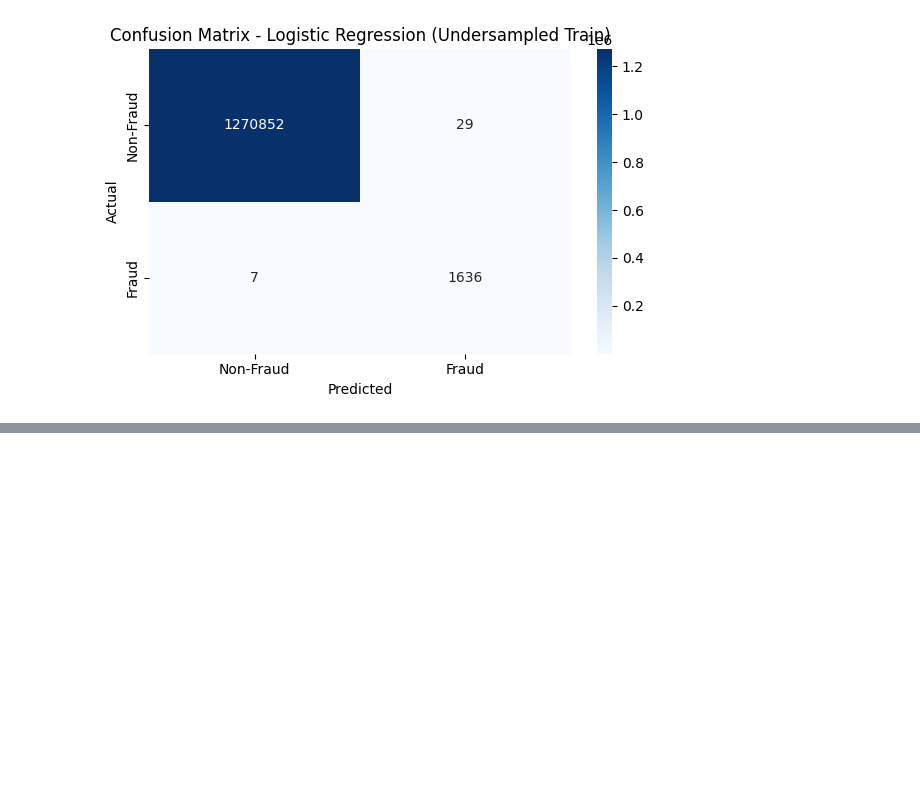
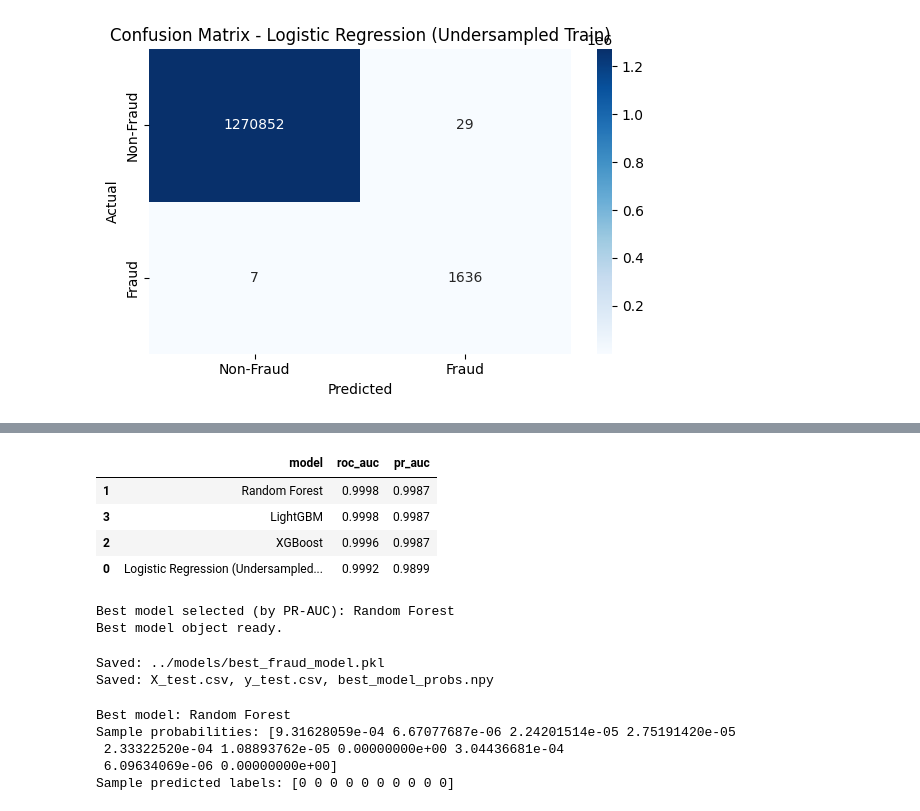
Before and after one commit to prince3235/transaction-fraud-intelligence, a Jupyter notebook: notebooks/05_model_building.ipynb, the cells around one changed output, grey strips where cells are left out. Cells and saved outputs as stored; diff of their text form; code cells hidden in the pictures; blank space fills up the shorter version.

```diff
--- a/notebooks/05_model_building.ipynb
+++ b/notebooks/05_model_building.ipynb
@@ -307,0 +382,69 @@ xgb_results = evaluate_model("XGBoost", y_test, xgb_pred, xgb_prob)
+# %%
+# Compare All Models and Select Best Mode"
+
+import pandas as pd
+
+all_results = pd.DataFrame([lr_results, rf_results, xgb_results, lgb_results])
+all_results["roc_auc"] = all_results["roc_auc"].round(4)
+all_results["pr_auc"]  = all_results["pr_auc"].round(4)
+
+display(all_results.sort_values(["pr_auc", "roc_auc"], ascending=False))
+
+# Select Best Mode
+
+best_model_name = all_results.sort_values(["pr_auc", "roc_auc"], ascending=False).iloc[0]["model"]
+print("Best model selected (by PR-AUC):", best_model_name)
+
+model_map = {
+    "Logistic Regression (Undersampled Train)": lr_model,
+    "Random Forest": rf_model,
+    "XGBoost": xgb_model,
+    "LightGBM": lgb_model
+}
+
+best_model = model_map[best_model_name]
+print("Best model object ready.")
+# %% [output]
+|  | model | roc_auc | pr_auc |
+| 1 | Random Forest | 0.9998 | 0.9987 |
+| 3 | LightGBM | 0.9998 | 0.9987 |
+| 2 | XGBoost | 0.9996 | 0.9987 |
+| 0 | Logistic Regression (Undersampled... | 0.9992 | 0.9899 |
+Best model selected (by PR-AUC): Random Forest
+Best model object ready.
+# %%
+ # Save Best Model + Store Test Data
+
+import os
+import joblib
+import numpy as np
+
+os.makedirs("../models", exist_ok=True)
+os.makedirs("../data/processed", exist_ok=True)
+
+joblib.dump(best_model, "../models/best_fraud_model.pkl")
+print("Saved: ../models/best_fraud_model.pkl")
+
+# Save test set for next notebook
+X_test.to_csv("../data/processed/X_test.csv", index=False)
+y_test.to_csv("../data/processed/y_test.csv", index=False)
+
+# Save probabilities too (best model)
+best_prob = best_model.predict_proba(X_test)[:, 1]
+np.save("../data/processed/best_model_probs.npy", best_prob)
+
+print("Saved: X_test.csv, y_test.csv, best_model_probs.npy")
+# %% [output]
+Saved: ../models/best_fraud_model.pkl
+Saved: X_test.csv, y_test.csv, best_model_probs.npy
+# %%
+# choose Random Forest
+print("Best model:", best_model_name)
+print("Sample probabilities:", best_prob[:10])
+print("Sample predicted labels:", (best_prob >= 0.5).astype(int)[:10])
+# %% [output]
+Best model: Random Forest
+Sample probabilities: [9.31628059e-04 6.67077687e-06 2.24201514e-05 2.75191420e-05
+ 2.33322520e-04 1.08893762e-05 0.00000000e+00 3.04436681e-04
+ 6.09634069e-06 0.00000000e+00]
+Sample predicted labels: [0 0 0 0 0 0 0 0 0 0]
```
Also changed, not shown: parts of 3 cells of this notebook.
